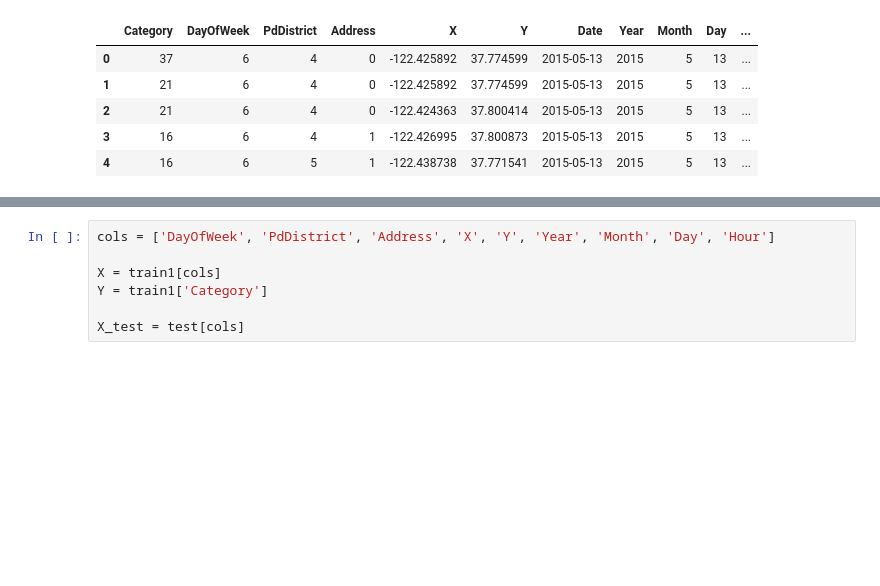
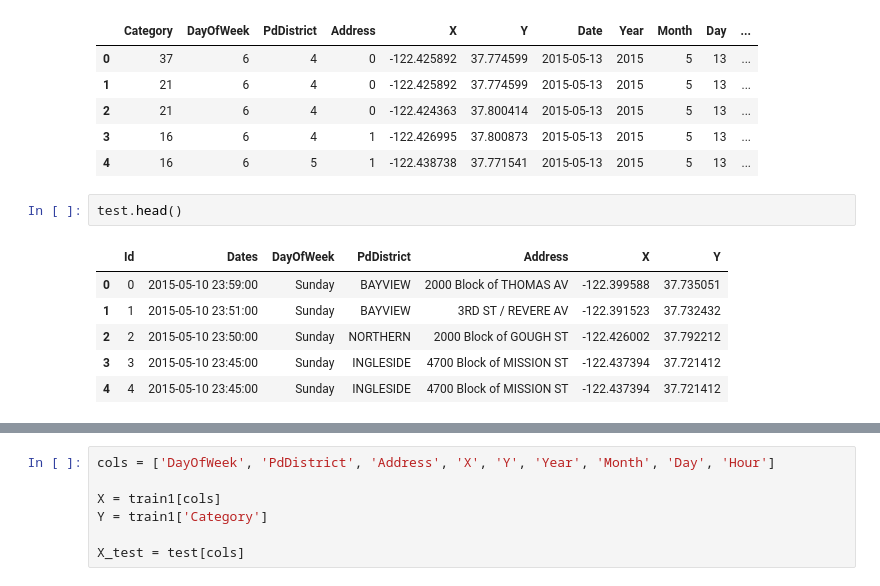
Before and after one commit to Yukari1219/kaggle, a Jupyter notebook: Crime Classification/sf_crime2.ipynb, the cells around one changed output, grey strips where cells are left out. Cells and saved outputs as stored; diff of their text form; blank space fills up the shorter version.

```diff
--- a/Crime Classification/sf_crime2.ipynb
+++ b/Crime Classification/sf_crime2.ipynb
@@ -51,6 +51,15 @@ train1.head()
 | 2 | 21 | 6 | 4 | 0 | -122.424363 | 37.800414 | 2015-05-13 | 2015 | 5 | 13 | ... |
 | 3 | 16 | 6 | 4 | 1 | -122.426995 | 37.800873 | 2015-05-13 | 2015 | 5 | 13 | ... |
 | 4 | 16 | 6 | 5 | 1 | -122.438738 | 37.771541 | 2015-05-13 | 2015 | 5 | 13 | ... |
+# %%
+test.head()
+# %% [output]
+|  | Id | Dates | DayOfWeek | PdDistrict | Address | X | Y |
+| 0 | 0 | 2015-05-10 23:59:00 | Sunday | BAYVIEW | 2000 Block of THOMAS AV | -122.399588 | 37.735051 |
+| 1 | 1 | 2015-05-10 23:51:00 | Sunday | BAYVIEW | 3RD ST / REVERE AV | -122.391523 | 37.732432 |
+| 2 | 2 | 2015-05-10 23:50:00 | Sunday | NORTHERN | 2000 Block of GOUGH ST | -122.426002 | 37.792212 |
+| 3 | 3 | 2015-05-10 23:45:00 | Sunday | INGLESIDE | 4700 Block of MISSION ST | -122.437394 | 37.721412 |
+| 4 | 4 | 2015-05-10 23:45:00 | Sunday | INGLESIDE | 4700 Block of MISSION ST | -122.437394 | 37.721412 |
 # %%
 Dt = pd.to_datetime(test['Dates'])
 test['Date'] = Dt.dt.date
```
Also changed, not shown: parts of 2 cells of this notebook, 3 other files.
